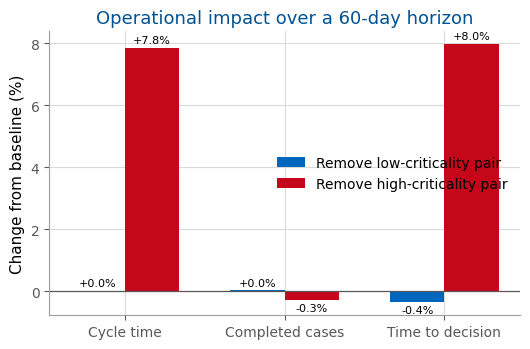
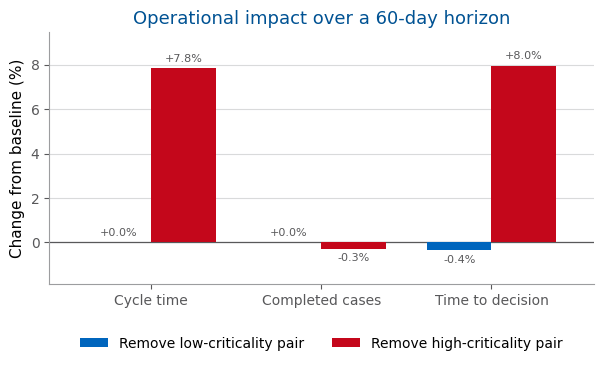
Unified diff of the notebook cell whose output changed from the first chart to the second:
--- before
+++ after
@@ -1,5 +1,6 @@
-fig, ax = plt.subplots(figsize=(5.4, 3.6))
-x = np.arange(len(impact.columns))
-width = 0.34
+fig, ax = plt.subplots(figsize=(6.2, 3.8))
+metrics = list(impact.columns)
+x = np.arange(len(metrics))
+width = 0.38
 for offset, (scenario, color, label) in enumerate([
     ("remove_low", TUM_BLUE, "Remove low-criticality pair"),
@@ -7,18 +8,24 @@
 ]):
     values = impact.loc[scenario].to_numpy()
-    bars = ax.bar(x + (offset - 0.5) * width, values, width, color=color, label=label)
-    ax.bar_label(bars, fmt="%+.1f%%", fontsize=8, padding=2)
-ax.axhline(0, color=TUM_GRAY_DARK, lw=0.9)
-ax.set(
-    xticks=x,
-    xticklabels=impact.columns,
-    ylabel="Change from baseline (%)",
-    title=f"Operational impact over a {HORIZON_DAYS}-day horizon",
-)
+    bars = ax.bar(x + (offset - 0.5) * width, values, width,
+                  color=color, label=label, zorder=3)
+    ax.bar_label(bars, fmt="%+.1f%%", fontsize=8, padding=3, color=TUM_GRAY_DARK)
+
+ax.axhline(0, color=TUM_GRAY_DARK, lw=0.9, zorder=2)
+
+lo, hi = impact.to_numpy().min(), impact.to_numpy().max()
+pad = 0.18 * (hi - lo)
+ax.set_ylim(lo - pad, hi + pad)
+ax.set_xticks(x)
+ax.set_xticklabels(metrics)
+ax.set_xlim(-0.6, len(metrics) - 0.4)
+ax.grid(axis="x", visible=False)
 ax.set_ylabel("Change from baseline (%)", fontsize=11)
 ax.set_title(f"Operational impact over a {HORIZON_DAYS}-day horizon", fontsize=13)
 ax.tick_params(labelsize=10)
-ax.legend(fontsize=10)
+ax.legend(fontsize=10, loc="upper center", bbox_to_anchor=(0.5, -0.16), ncol=2)
+
 fig.tight_layout()
+fig.subplots_adjust(bottom=0.24)
 save_figure(fig, "04_60_staffing_impact")
 plt.show()

Commit: Implement code changes to enhance functionality and improve performance